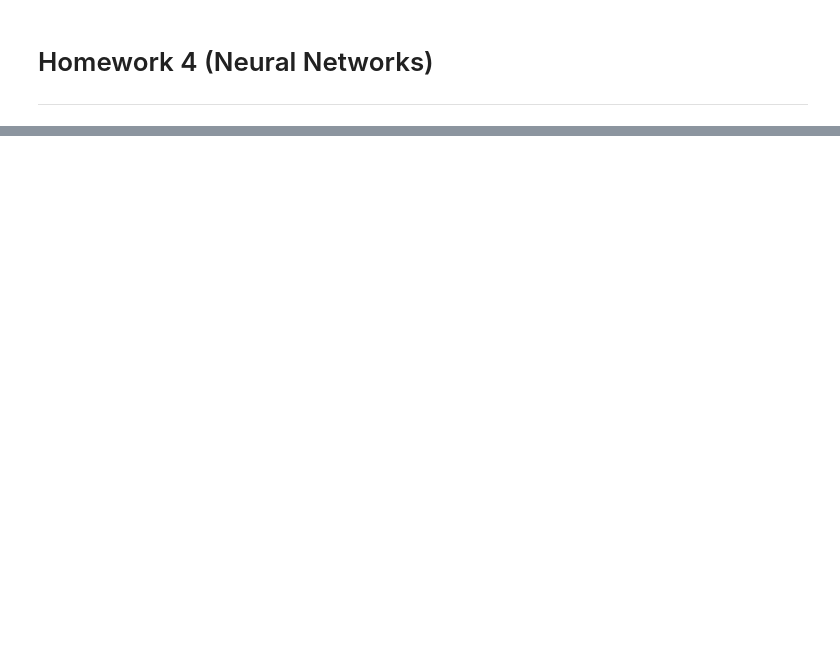
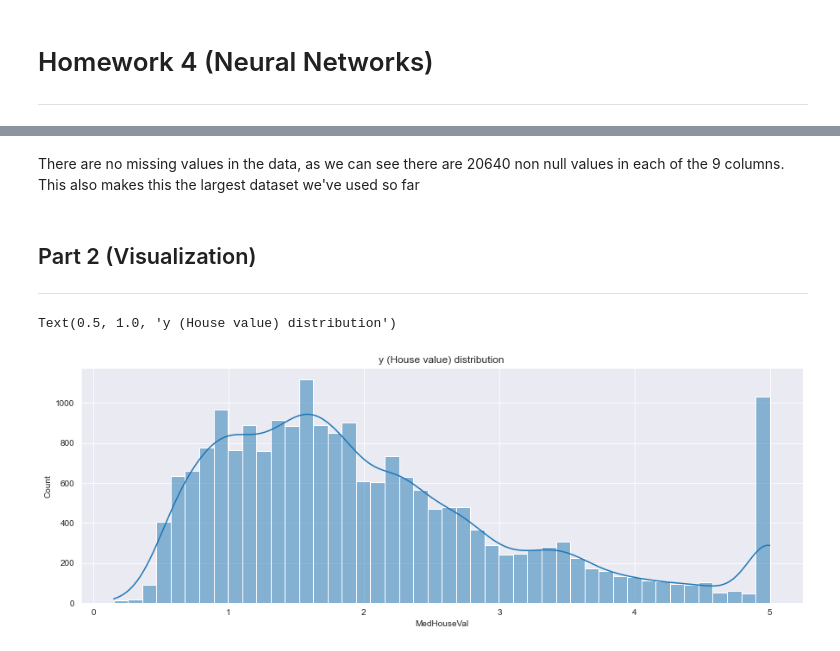
Before and after one commit to BryanSmith00/Spring-2022-Classes, a Jupyter notebook: COSC 3337 Data Science I/homework/hw4/smith_bryan_1861137_hw4.ipynb, the cells around one changed output, grey strips where cells are left out. Cells and saved outputs as stored; diff of their text form; code cells hidden in the pictures; blank space fills up the shorter version.

```diff
--- a/COSC 3337 Data Science I/homework/hw4/smith_bryan_1861137_hw4.ipynb
+++ b/COSC 3337 Data Science I/homework/hw4/smith_bryan_1861137_hw4.ipynb
@@ -44,0 +99,11 @@ memory usage: 1.3 MB
+# %% [markdown]
+There are no missing values in the data, as we can see there are 20640 non null values in each of the 9 columns. This also makes this the largest dataset we've used so far
+# %% [markdown]
+## Part 2 (Visualization)
+---
+# %%
+sns.histplot(data=california.target, kde=True)
+plt.title('y (House value) distribution')
+# %% [output]
+Text(0.5, 1.0, 'y (House value) distribution')
+[figure, added]
```
Also changed, not shown: parts of 31 cells of this notebook.
